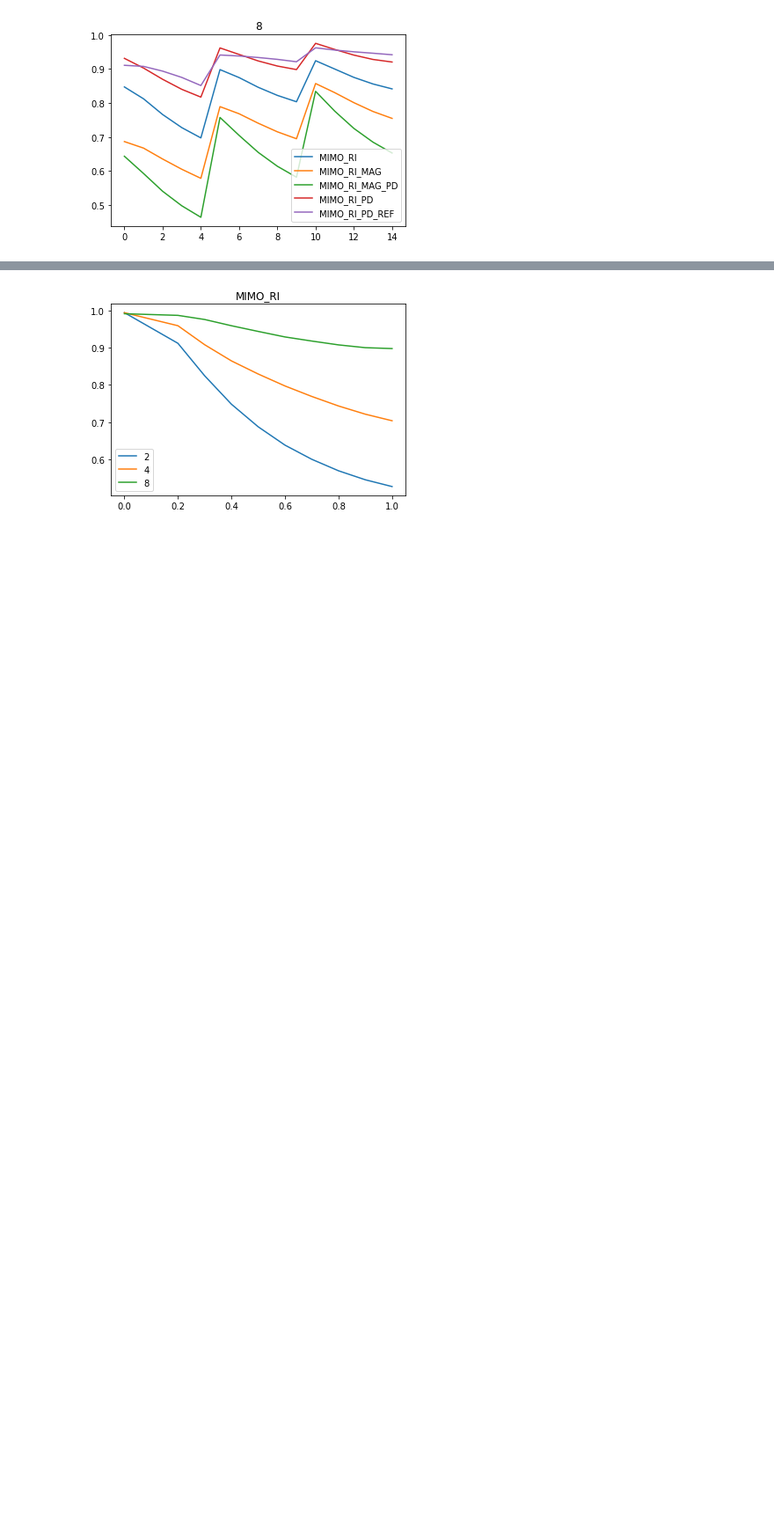
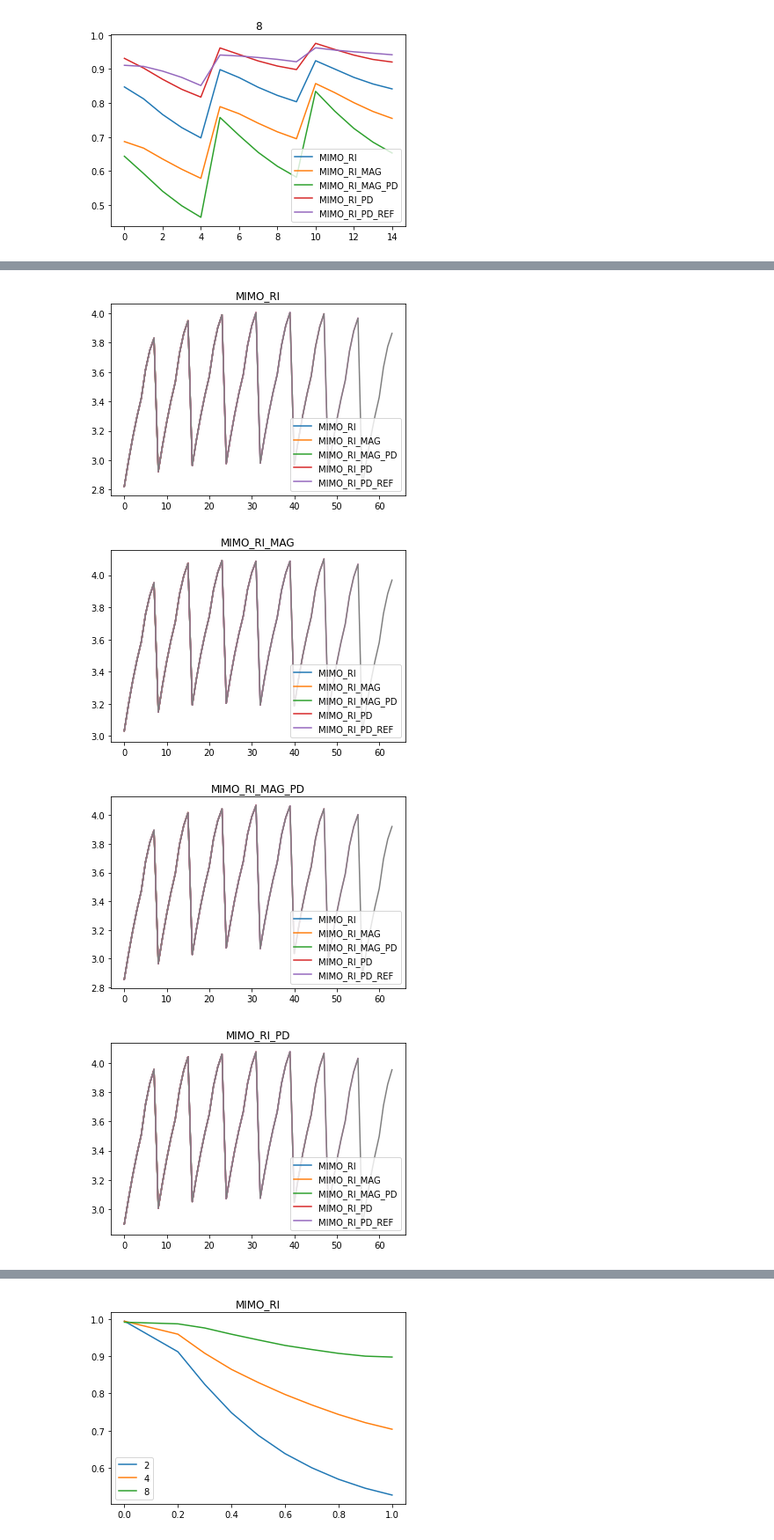
Before and after one commit to ssnani/Code, a Jupyter notebook: doa_analysis.ipynb, the cells around one changed output, grey strips where cells are left out. Shown at 88% size. Saved outputs shown, nothing was run; the diff lists cells and outputs as text; code cells hidden in the pictures; blank space fills up the shorter version.

```diff
--- a/doa_analysis.ipynb
+++ b/doa_analysis.ipynb
@@ -330,3 +330,7 @@ for loss in Loss:
                 for mic_idx in range(num_mics):
                     doa_info_pattern = f'{measure}_{loss}_est_{num_mics}mic_enh_{mic_idx}' #inside file pattern
                     search_metrics_pattern_list.append(doa_info_pattern)
+
+
+search_metrics_pattern_list.append("MIX_STOI_epoch")
+search_metrics_pattern_list.append("MIX_PESQ_NB_epoch")
@@ -345,27 +465,33 @@ for _file in noisy_files:
 # %%
 #plot (same loss function mic variation)
-metrics_cmp = False
+metrics_cmp = True
 if metrics_cmp:
-    snr_list = [-5.0] #, -2.5, 0.0, 2.5, 5.0, 10.0, 15.0, 20.0]
+    snr_list = [-5.0, -2.5, 0.0, 2.5, 5.0, 10.0, 15.0, 20.0]
     measure = "PESQ_NB"
 
     keys_list = noisy_metrics_exp_dict.keys()
     for loss in Loss:
         plt.figure()
         plt.title(f'{loss}')
 
         for num_mics in [8]:
             val_list=[]
             for mic_idx in range(num_mics):
                 for _snr in snr_list:
                     app_str = f"snr_{_snr}"
                     key_str = f'{measure}_{loss}_est_{num_mics}mic_enh_{mic_idx}_{app_str}' #inside file pattern
 
                     if key_str in keys_list:
                         val = noisy_metrics_exp_dict[key_str]
                     else:
                         val = 0.0
                     val_list.append(val)
+
                 plt.plot(val_list)
 
         plt.legend(Loss)
+# %% [output]
+[figure, added]
+[figure, added]
+[figure, added]
+[figure, added]
```
Also changed, not shown: parts of 15 cells of this notebook, 16 other files.
